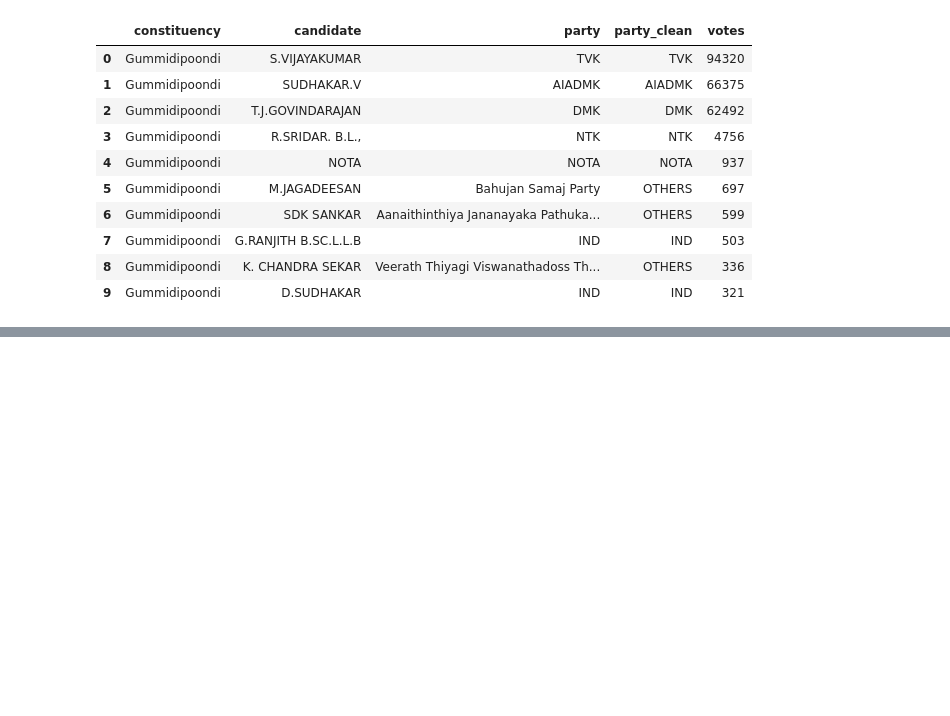
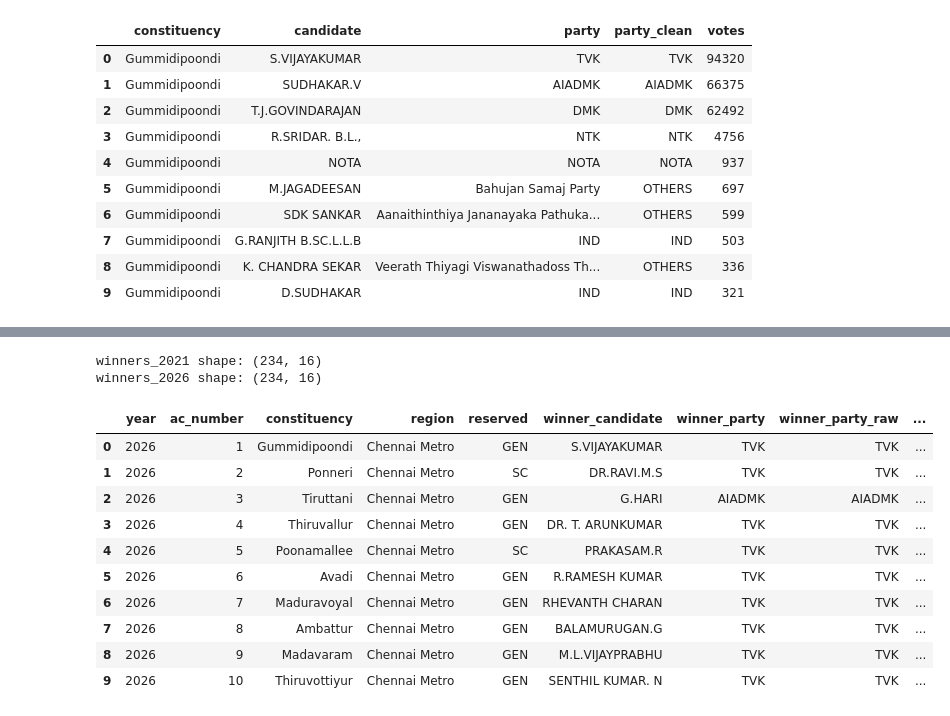
Before and after one commit to SurendharBalakrishnan/tn-election-2026-decoded, a Jupyter notebook: notebooks/01_data_discovery.ipynb, the cells around one changed output, grey strips where cells are left out. Cells and saved outputs as stored; diff of their text form; code cells hidden in the pictures; blank space fills up the shorter version.

Commit message:
Step 5: winners table built — party normalization + margins + metadata

```diff
--- a/notebooks/01_data_discovery.ipynb
+++ b/notebooks/01_data_discovery.ipynb
@@ -394,0 +420,79 @@ Normalization applied. Sample of new column:
+# %%
+# 5.3 Build the winners table - the function
+
+def build_winners_table(df, year_label):
+    """
+    Build one-row-per-AC table with:
+      winner + runner-up info, margin, regional metadata.
+    """
+    # Sort: lowest ac_number first, then highest votes first.
+    # That puts the winner at the top of each AC's group.
+    s = df.sort_values(['ac_number', 'votes'], ascending=[True, False]).copy()
+
+    # rank: 1 = winner, 2 = runner-up, 3+ = also-rans
+    s['rank'] = s.groupby('ac_number').cumcount() + 1
+
+    # Pull out winner rows
+    winners = s[s['rank'] == 1][['ac_number', 'constituency', 'reserved', 'region',
+                                   'candidate', 'party', 'party_clean', 'votes']].copy()
+    winners = winners.rename(columns={
+        'candidate':   'winner_candidate',
+        'party':       'winner_party_raw',
+        'party_clean': 'winner_party',
+        'votes':       'winner_votes'
+    })
+
+    # Pull out runner-up rows
+    runners = s[s['rank'] == 2][['ac_number', 'candidate', 'party_clean', 'votes']].copy()
+    runners = runners.rename(columns={
+        'candidate':   'runner_up_candidate',
+        'party_clean': 'runner_up_party',
+        'votes':       'runner_up_votes'
+    })
+
+    # Join winners + runners on ac_number
+    out = winners.merge(runners, on='ac_number', how='left')
+
+    # Total valid votes in the AC (denominator for margin %)
+    totals = df.groupby('ac_number')['votes'].sum().rename('total_valid_votes').reset_index()
+    out = out.merge(totals, on='ac_number')
+
+    # Margin metrics
+    out['margin']                  = out['winner_votes'] - out['runner_up_votes']
+    out['margin_pct']              = (out['margin'] / out['total_valid_votes']) * 100
+    out['winner_vote_share_pct']   = (out['winner_votes'] / out['total_valid_votes']) * 100
+
+    # Add the year tag (useful when we concat the two tables later)
+    out['year'] = year_label
+
+    # Order columns nicely
+    col_order = ['year', 'ac_number', 'constituency', 'region', 'reserved',
+                 'winner_candidate', 'winner_party', 'winner_party_raw', 'winner_votes',
+                 'runner_up_candidate', 'runner_up_party', 'runner_up_votes',
+                 'margin', 'margin_pct', 'winner_vote_share_pct', 'total_valid_votes']
+    return out[col_order]
+
+winners_2021 = build_winners_table(df_2021, 2021)
+winners_2026 = build_winners_table(df_2026, 2026)
+
+print(f"winners_2021 shape: {winners_2021.shape}")
+print(f"winners_2026 shape: {winners_2026.shape}")
+# %% [output]
+winners_2021 shape: (234, 16)
+winners_2026 shape: (234, 16)
+# %%
+# 5.4 Peek at the winners table
+
+winners_2026.head(10)
+# %% [output]
+|  | year | ac_number | constituency | region | reserved | winner_candidate | winner_party | winner_party_raw | ... |
+| 0 | 2026 | 1 | Gummidipoondi | Chennai Metro | GEN | S.VIJAYAKUMAR | TVK | TVK | ... |
+| 1 | 2026 | 2 | Ponneri | Chennai Metro | SC | DR.RAVI.M.S | TVK | TVK | ... |
+| 2 | 2026 | 3 | Tiruttani | Chennai Metro | GEN | G.HARI | AIADMK | AIADMK | ... |
+| 3 | 2026 | 4 | Thiruvallur | Chennai Metro | GEN | DR. T. ARUNKUMAR | TVK | TVK | ... |
+| 4 | 2026 | 5 | Poonamallee | Chennai Metro | SC | PRAKASAM.R | TVK | TVK | ... |
+| 5 | 2026 | 6 | Avadi | Chennai Metro | GEN | R.RAMESH KUMAR | TVK | TVK | ... |
+| 6 | 2026 | 7 | Maduravoyal | Chennai Metro | GEN | RHEVANTH CHARAN | TVK | TVK | ... |
+| 7 | 2026 | 8 | Ambattur | Chennai Metro | GEN | BALAMURUGAN.G | TVK | TVK | ... |
+| 8 | 2026 | 9 | Madavaram | Chennai Metro | GEN | M.L.VIJAYPRABHU | TVK | TVK | ... |
+| 9 | 2026 | 10 | Thiruvottiyur | Chennai Metro | GEN | SENTHIL KUMAR. N | TVK | TVK | ... |
```
Also changed, not shown: parts of 4 cells of this notebook, 3 other files.
